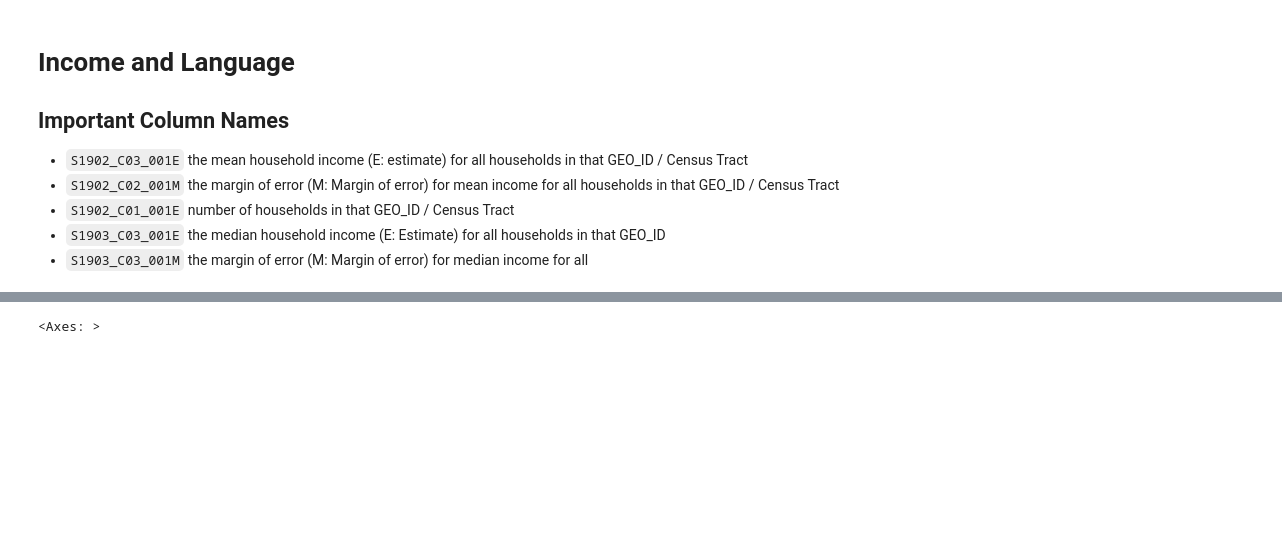
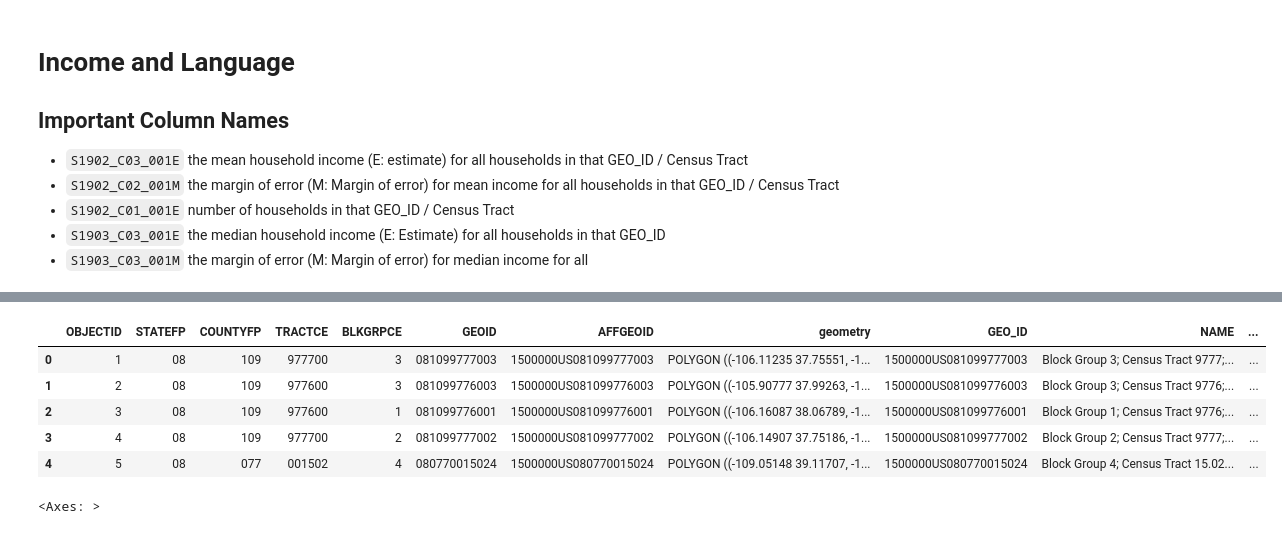
Before and after one commit to djdebonis/linguistic-landscape-geoguesser, a Jupyter notebook: income_language.ipynb, the cells around one changed output, grey strips where cells are left out. Saved outputs shown, nothing was run; the diff lists cells and outputs as text; code cells hidden in the pictures; blank space fills up the shorter version.

Commit message:
merging data based on overlap in spaces

```diff
--- a/income_language.ipynb
+++ b/income_language.ipynb
@@ -35,2 +109,5 @@ import clean_utils as clean
 # %%
-income_data = gdp.read_file("income_data/income_poverty.geojson")
+block_medians = pd.read_csv("income_data/income_median_b1903.csv")
+# get rid of descriptive row
+block_medians = block_medians[block_medians["GEO_ID"] != "Geography"]
+block_medians.head()
@@ -37,2 +121,3 @@ income_data = gdp.read_file("income_data/income_poverty.geojson")
 # %%
-income_data.columns
+# open geopandas json
+geo_data = gpd.read_file("income_data/Colorado_Census_Block_Group_Boundaries.geojson")
@@ -44,0 +124,3 @@ Index(['OBJECTID', 'FIPS', 'County', 'Tract_Name', 'Population_Total',
+# %%
+geo_data["GEO_ID"] = geo_data["AFFGEOID"]
+geo_data.head()
@@ -45,3 +134,17 @@ Index(['OBJECTID', 'FIPS', 'County', 'Tract_Name', 'Population_Total',
+# %%
+merged_geo_income_data = geo_data.merge(
+    block_medians,
+    on="GEO_ID",
+    how="left"
+)
+merged_geo_income_data.head()
+# %% [output]
+|  | OBJECTID | STATEFP | COUNTYFP | TRACTCE | BLKGRPCE | GEOID | AFFGEOID | geometry | GEO_ID | NAME | ... |
+| 0 | 1 | 08 | 109 | 977700 | 3 | 081099777003 | 1500000US081099777003 | POLYGON ((-106.11235 37.75551, -1... | 1500000US081099777003 | Block Group 3; Census Tract 9777;... | ... |
+| 1 | 2 | 08 | 109 | 977600 | 3 | 081099776003 | 1500000US081099776003 | POLYGON ((-105.90777 37.99263, -1... | 1500000US081099776003 | Block Group 3; Census Tract 9776;... | ... |
+| 2 | 3 | 08 | 109 | 977600 | 1 | 081099776001 | 1500000US081099776001 | POLYGON ((-106.16087 38.06789, -1... | 1500000US081099776001 | Block Group 1; Census Tract 9776;... | ... |
+| 3 | 4 | 08 | 109 | 977700 | 2 | 081099777002 | 1500000US081099777002 | POLYGON ((-106.14907 37.75186, -1... | 1500000US081099777002 | Block Group 2; Census Tract 9777;... | ... |
+| 4 | 5 | 08 | 077 | 001502 | 4 | 080770015024 | 1500000US080770015024 | POLYGON ((-109.05148 39.11707, -1... | 1500000US080770015024 | Block Group 4; Census Tract 15.02... | ... |
 # %%
 # focus in on the counties of interest at this point, but we could expand to all counties in the future
 counties = ["DENVER", "ARAPAHOE", "DOUGLAS", "JEFFERSON", "ADAMS"]
```
Also changed, not shown: parts of 8 cells of this notebook, 4 other files.
